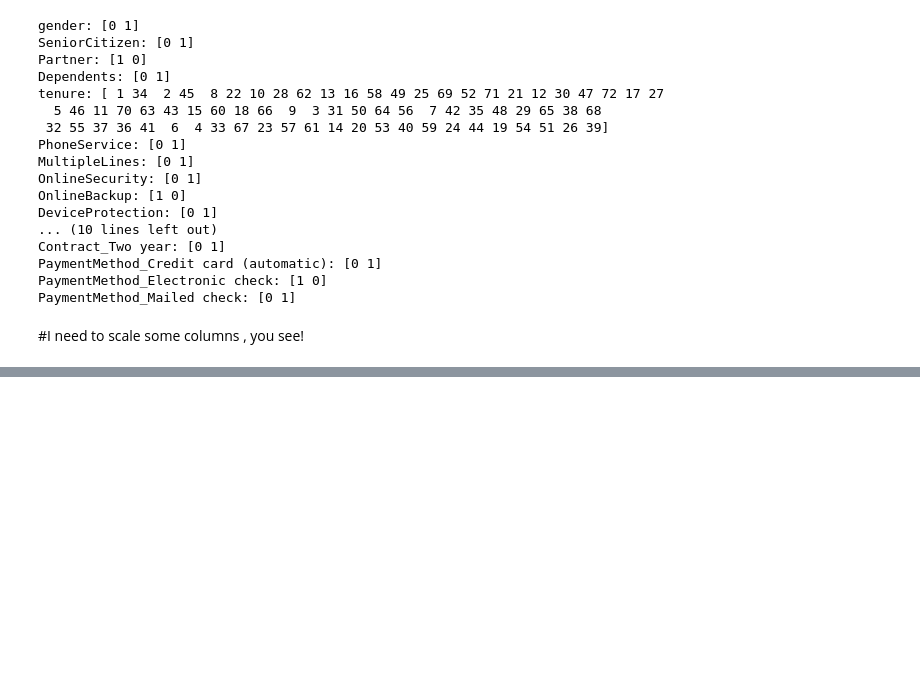
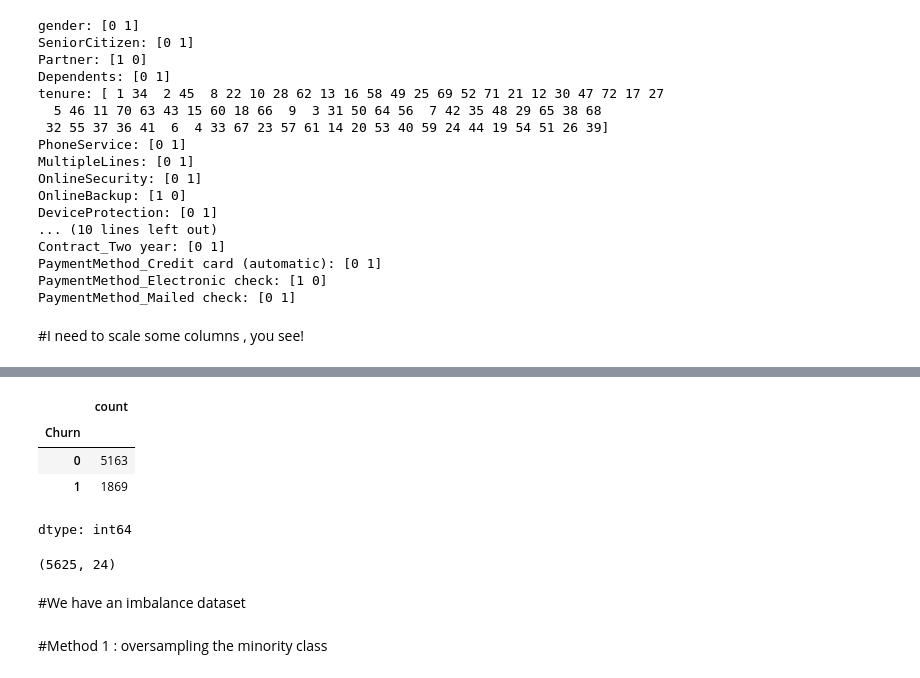
Before and after one commit to babatundeibukun/DEEP-LEARNING-PROJECT---COMPUTER, a Jupyter notebook: final_exercise_handling_imbalance.ipynb, the cells around one changed output, grey strips where cells are left out. Saved outputs shown, nothing was run; the diff lists cells and outputs as text; code cells hidden in the pictures; blank space fills up the shorter version.

```diff
--- a/final_exercise_handling_imbalance.ipynb
+++ b/final_exercise_handling_imbalance.ipynb
@@ -341,0 +410,14 @@ columns_unique_value(df1)
+# %%
+y.value_counts()
+# %% [output]
+|  | count |
+| Churn |  |
+| 0 | 5163 |
+| 1 | 1869 |
+dtype: int64
+# %%
+X_train.shape
+# %% [output]
+(5625, 24)
+# %% [markdown]
+#We have an imbalance dataset
@@ -341,0 +428,2 @@ columns_unique_value(df1)
+# %% [markdown]
+#Method 1 : oversampling the minority class
```
Also changed, not shown: parts of 19 cells of this notebook.
